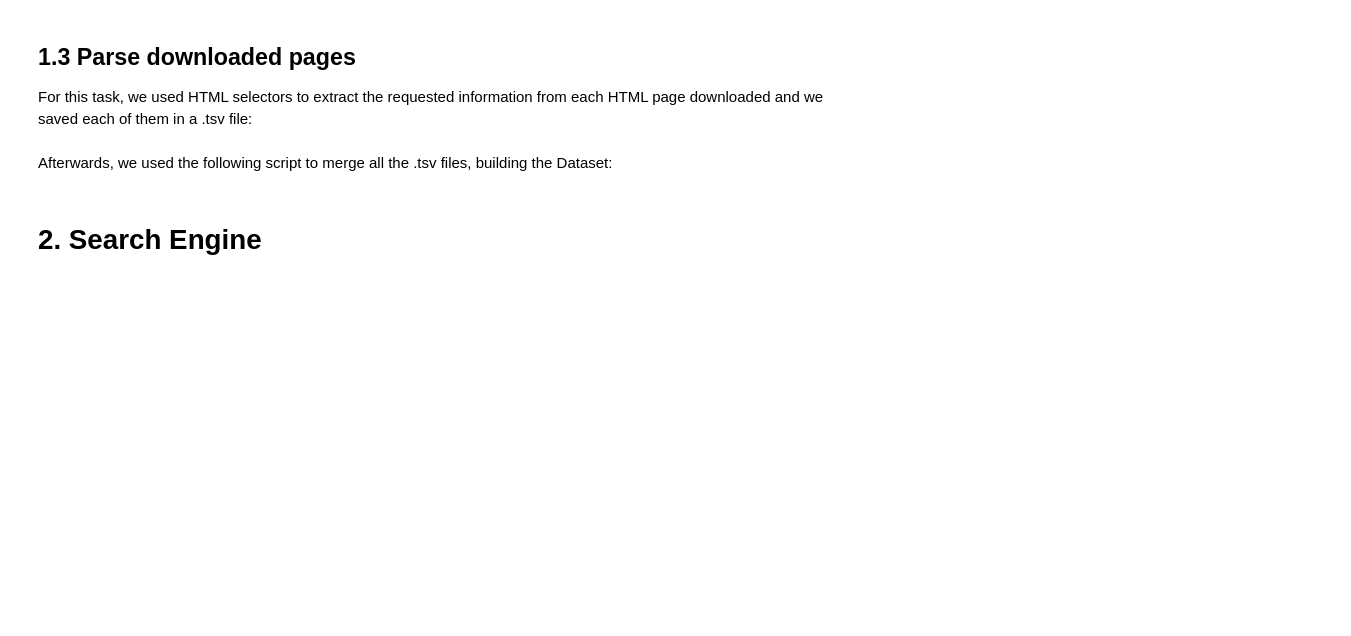
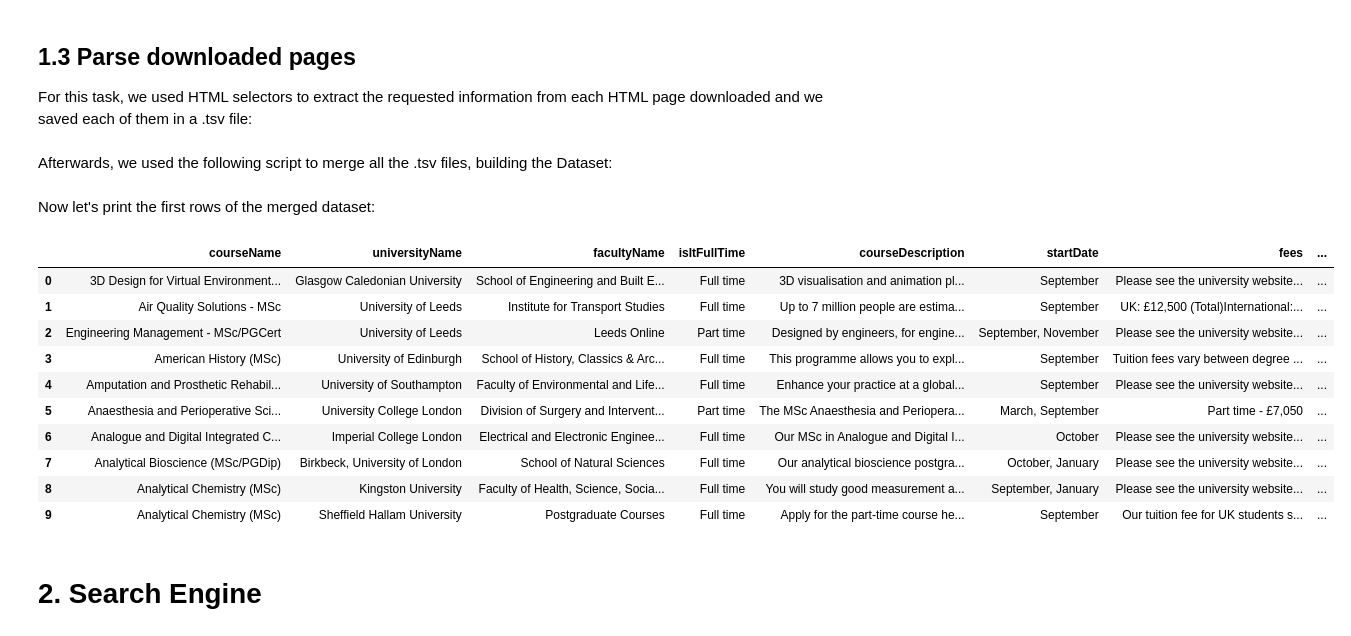
Before and after one commit to paolozilviano/ADM-HW3, a Jupyter notebook: main.ipynb, the cells around one changed output. Drawn from its saved outputs; the diff is of its cells as text; code cells hidden in the pictures; blank space fills up the shorter version.

```diff
--- a/main.ipynb
+++ b/main.ipynb
@@ -260,6 +260,26 @@ for file_name in tqdm(file_list):
     merged = pd.concat([merged, df], ignore_index=True)
 
 merged.to_csv('C:\\Users\\nephr\\Desktop\\Uni Nuova\\ADM_HW3\\df_DEFINITIVO.tsv', sep='\t', index=False)
+# %% [markdown]
+Now let's print the first rows of the merged dataset:
+# %%
+# Loading the Dataframe
+df = pd.read_csv("C:\\Users\\nephr\\Desktop\\Uni Nuova\\ADM_HW3\\df_DEFINITIVO.tsv", sep='\t')
+
+# And printing its first 10 rows
+df.head(10)
+# %% [output]
+|  | courseName | universityName | facultyName | isItFullTime | courseDescription | startDate | fees | ... |
+| 0 | 3D Design for Virtual Environment... | Glasgow Caledonian University | School of Engineering and Built E... | Full time | 3D visualisation and animation pl... | September | Please see the university website... | ... |
+| 1 | Air Quality Solutions - MSc | University of Leeds | Institute for Transport Studies | Full time | Up to 7 million people are estima... | September | UK: £12,500 (Total)International:... | ... |
+| 2 | Engineering Management - MSc/PGCert | University of Leeds | Leeds Online | Part time | Designed by engineers, for engine... | September, November | Please see the university website... | ... |
+| 3 | American History (MSc) | University of Edinburgh | School of History, Classics & Arc... | Full time | This programme allows you to expl... | September | Tuition fees vary between degree ... | ... |
+| 4 | Amputation and Prosthetic Rehabil... | University of Southampton | Faculty of Environmental and Life... | Full time | Enhance your practice at a global... | September | Please see the university website... | ... |
+| 5 | Anaesthesia and Perioperative Sci... | University College London | Division of Surgery and Intervent... | Part time | The MSc Anaesthesia and Periopera... | March, September | Part time - £7,050 | ... |
+| 6 | Analogue and Digital Integrated C... | Imperial College London | Electrical and Electronic Enginee... | Full time | Our MSc in Analogue and Digital I... | October | Please see the university website... | ... |
+| 7 | Analytical Bioscience (MSc/PGDip) | Birkbeck, University of London | School of Natural Sciences | Full time | Our analytical bioscience postgra... | October, January | Please see the university website... | ... |
+| 8 | Analytical Chemistry (MSc) | Kingston University | Faculty of Health, Science, Socia... | Full time | You will study good measurement a... | September, January | Please see the university website... | ... |
+| 9 | Analytical Chemistry (MSc) | Sheffield Hallam University | Postgraduate Courses | Full time | Apply for the part-time course he... | September | Our tuition fee for UK students s... | ... |
 # %% [markdown]
 # **2. Search Engine**
 # %% [markdown]
```
Also changed, not shown: parts of 1 cell of this notebook.
